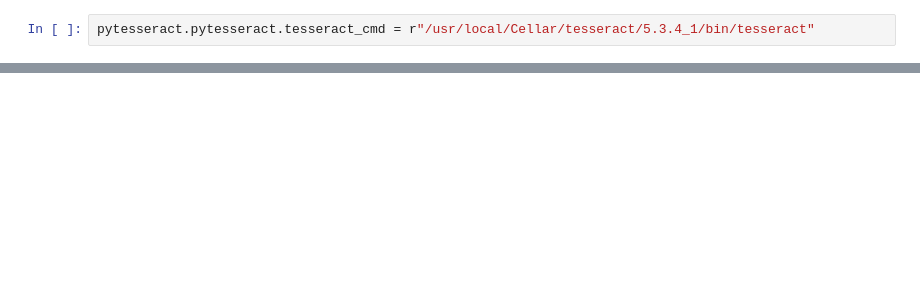
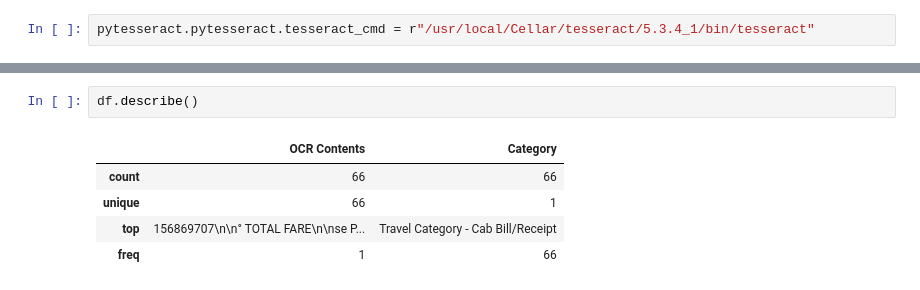
Before and after one commit to Sid-047/LMstuff, a Jupyter notebook: dataStuff/dataSampling/samplingStuff.ipynb, the cells around one changed output, grey strips where cells are left out. Saved outputs shown, nothing was run; the diff lists cells and outputs as text; blank space fills up the shorter version.

```diff
--- a/dataStuff/dataSampling/samplingStuff.ipynb
+++ b/dataStuff/dataSampling/samplingStuff.ipynb
@@ -57,0 +117,8 @@ txtOut
+# %%
+df.describe()
+# %% [output]
+|  | OCR Contents | Category |
+| count | 66 | 66 |
+| unique | 66 | 1 |
+| top | 156869707\n\n° TOTAL FARE\n\nse P... | Travel Category - Cab Bill/Receipt |
+| freq | 1 | 66 |
```
Also changed, not shown: parts of 12 cells of this notebook.
